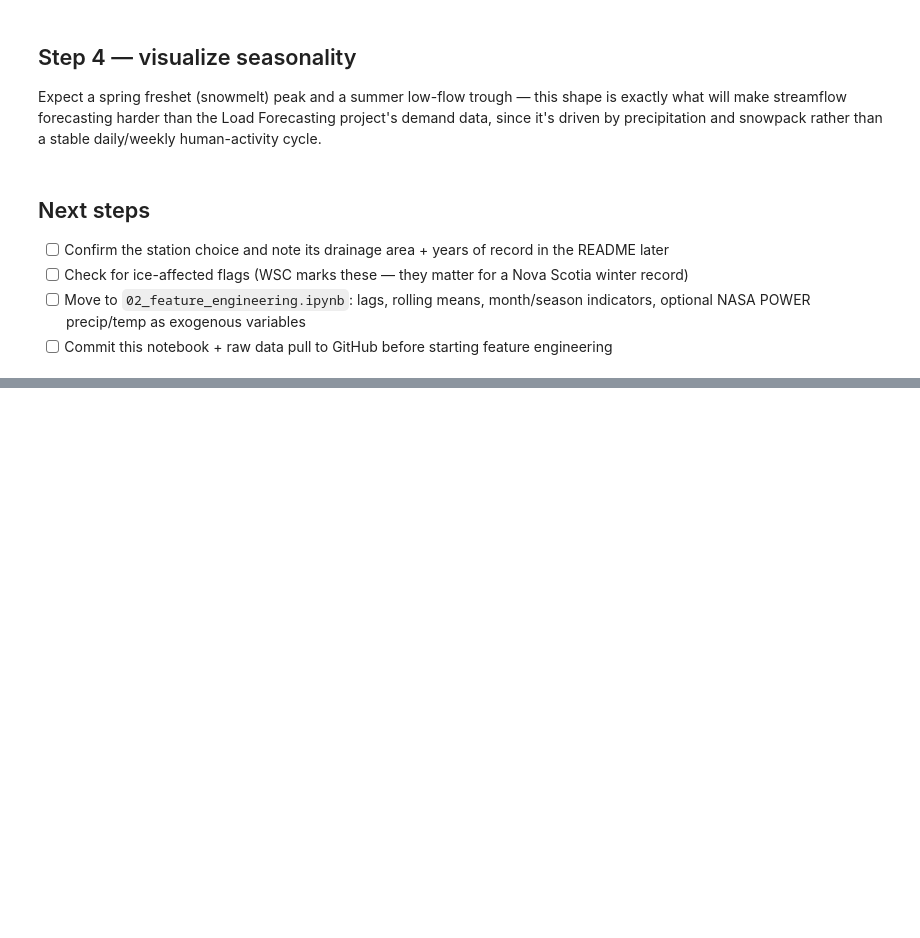
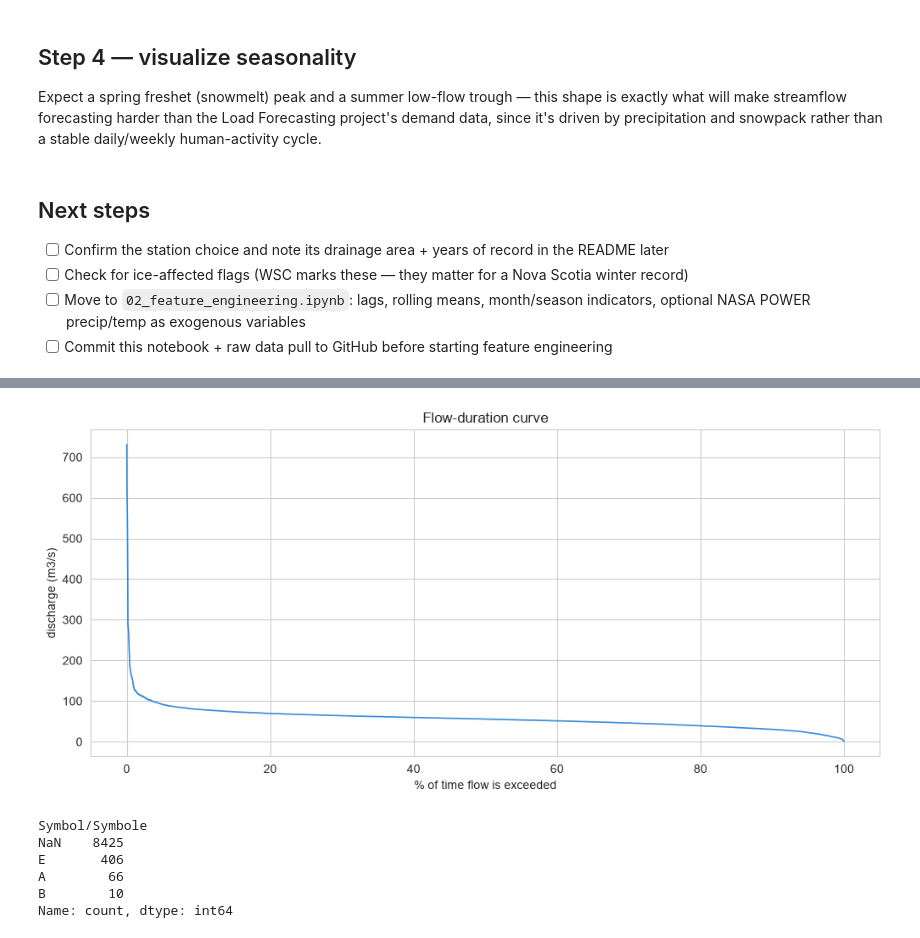
Before and after one commit to tmugomba/hydro-runoff-predictor, a Jupyter notebook: notebooks/01_eda.ipynb, the cells around one changed output, grey strips where cells are left out. Saved outputs shown, nothing was run; the diff lists cells and outputs as text; code cells hidden in the pictures; blank space fills up the shorter version.

```diff
--- a/notebooks/01_eda.ipynb
+++ b/notebooks/01_eda.ipynb
@@ -227,0 +275,22 @@ plt.show()
+# %%
+#flow duration curve
+sorted_flow = df["discharge_cms"].dropna().sort_values(ascending=False).reset_index(drop=True)
+exceedance_pct = (sorted_flow.index + 1) / len(sorted_flow) * 100
+
+fig, ax = plt.subplots()
+ax.plot(exceedance_pct, sorted_flow, color="#378ADD", linewidth=1.2)
+ax.set_title("Flow-duration curve")
+ax.set_xlabel("% of time flow is exceeded")
+ax.set_ylabel("discharge (m3/s)")
+plt.show()
+# %% [output]
+[figure, added]
+# %%
+raw["Symbol/Symbole"].value_counts(dropna=False)
+# %% [output]
+Symbol/Symbole
+NaN    8425
+E       406
+A        66
+B        10
+Name: count, dtype: int64
```
Also changed, not shown: parts of 5 cells of this notebook, 2 other files.
